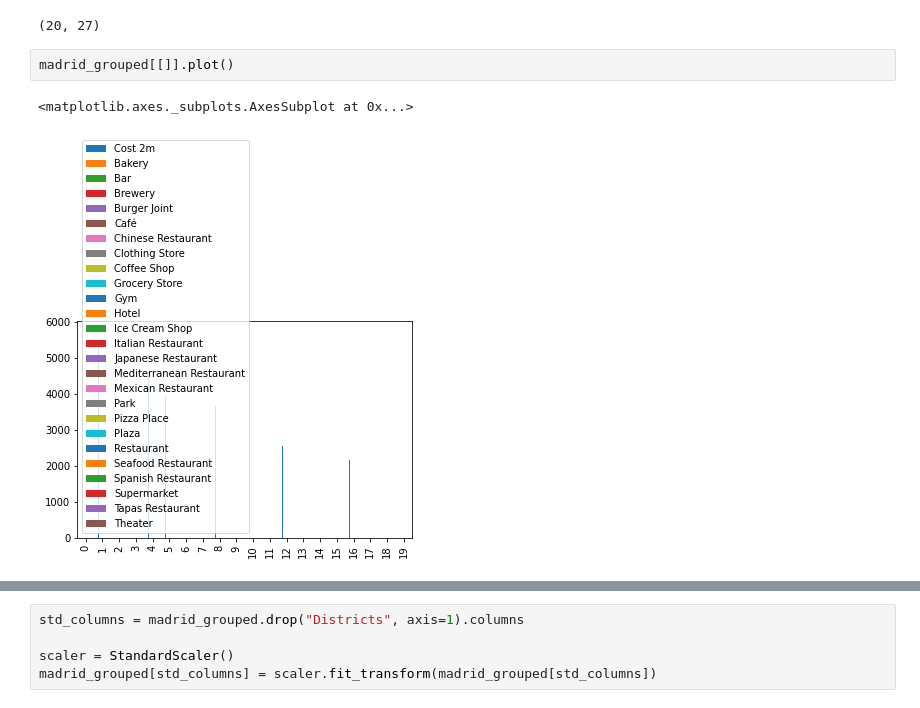
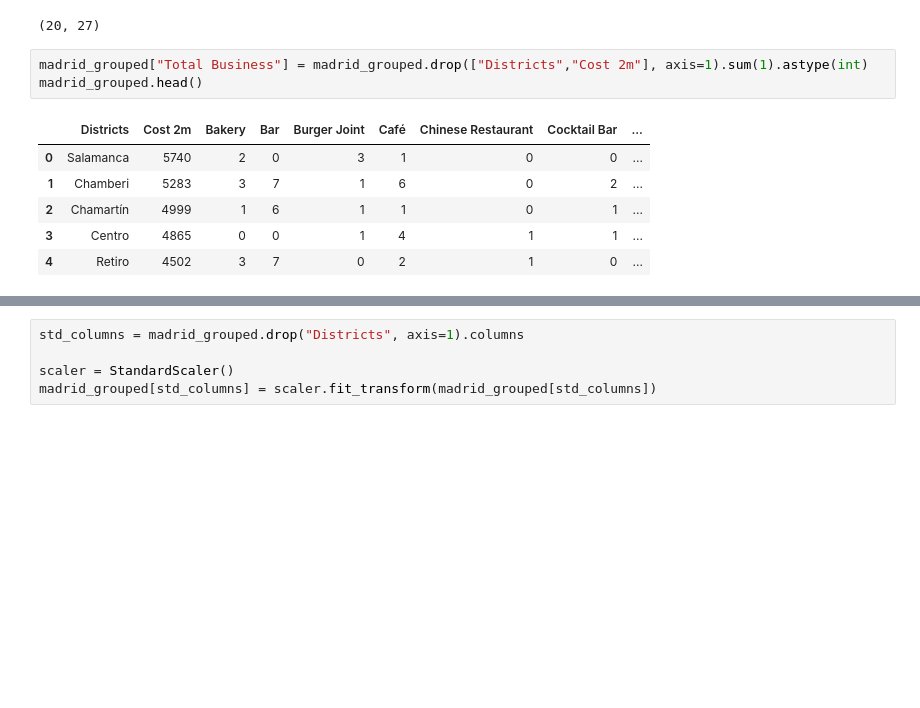
Before and after one commit to Warckor/Coursera_Capstone, a Jupyter notebook: Final_Assignment/House_Sales_Analytics_EN.ipynb, the cells around one changed output, grey strips where cells are left out. Drawn from its saved outputs; the diff is of its cells as text; blank space fills up the shorter version.

```diff
--- a/Final_Assignment/House_Sales_Analytics_EN.ipynb
+++ b/Final_Assignment/House_Sales_Analytics_EN.ipynb
@@ -284,8 +284,13 @@ madrid_grouped
 madrid_grouped.shape
 # %% [output]
 (20, 27)
-# %%
-madrid_grouped[[]].plot()
-# %% [output]
-<matplotlib.axes._subplots.AxesSubplot at 0x...>
-[figure, removed]
+# %%
+madrid_grouped["Total Business"] = madrid_grouped.drop(["Districts","Cost 2m"], axis=1).sum(1).astype(int)
+madrid_grouped.head()
+# %% [output]
+|  | Districts | Cost 2m | Bakery | Bar | Burger Joint | Café | Chinese Restaurant | Cocktail Bar | ... |
+| 0 | Salamanca | 5740 | 2 | 0 | 3 | 1 | 0 | 0 | ... |
+| 1 | Chamberi | 5283 | 3 | 7 | 1 | 6 | 0 | 2 | ... |
+| 2 | Chamartín | 4999 | 1 | 6 | 1 | 1 | 0 | 1 | ... |
+| 3 | Centro | 4865 | 0 | 0 | 1 | 4 | 1 | 1 | ... |
+| 4 | Retiro | 4502 | 3 | 7 | 0 | 2 | 1 | 0 | ... |
```
Also changed, not shown: parts of 7 cells of this notebook.
